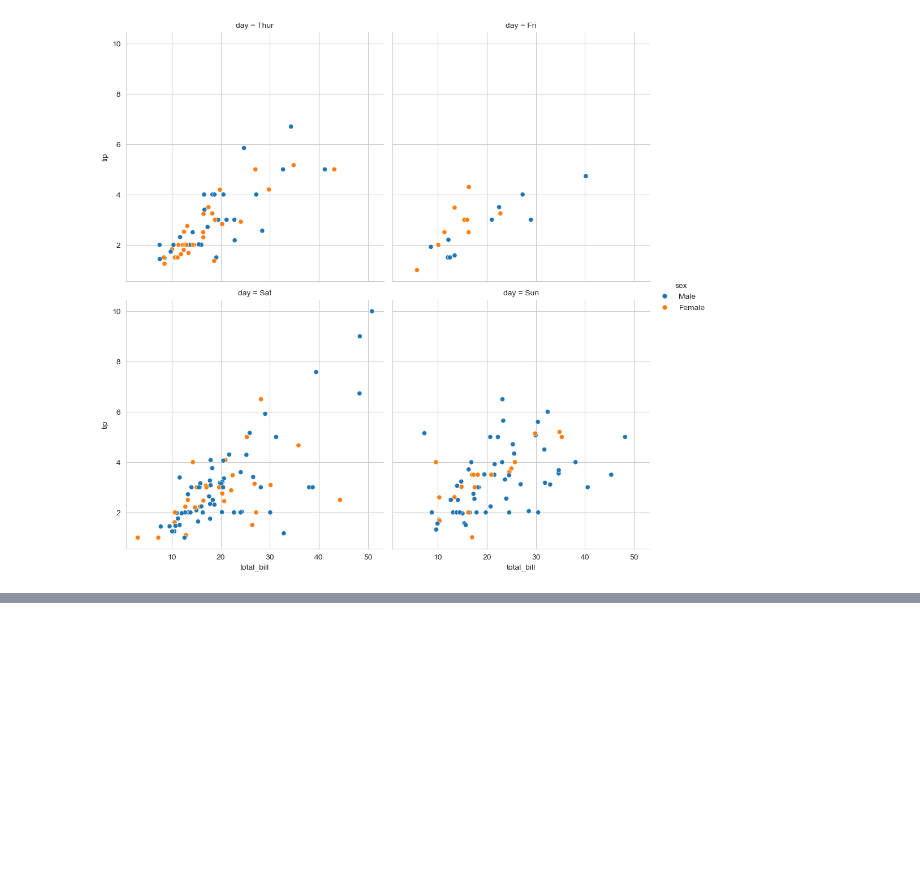
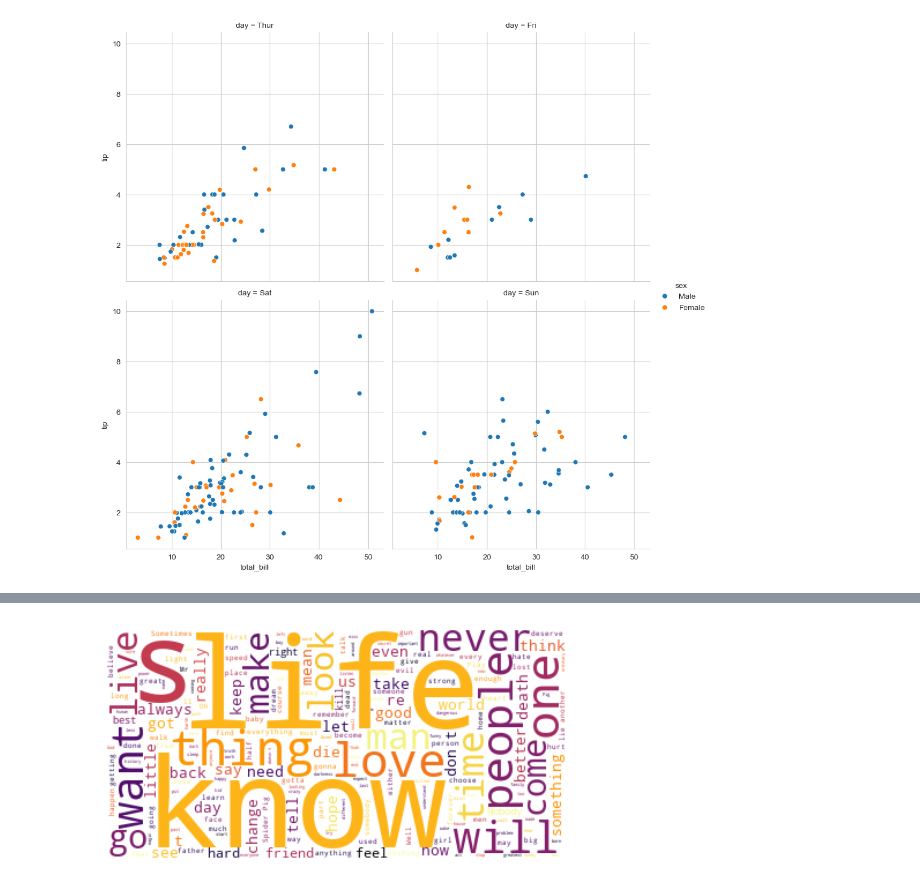
Before and after one commit to SairoTech/visualization, a Jupyter notebook: 02_activities/assignments/participation/assignment1Part5.ipynb, the cells around one changed output, grey strips where cells are left out. Saved outputs shown, nothing was run; the diff lists cells and outputs as text; code cells hidden in the pictures; blank space fills up the shorter version.

```diff
--- a/02_activities/assignments/participation/assignment1Part5.ipynb
+++ b/02_activities/assignments/participation/assignment1Part5.ipynb
@@ -117,0 +149,6 @@ daysplot = sns.relplot(
+# %%
+#Using wordcloud
+from wordcloud import WordCloud
+df = pd.read_csv("https://raw.githubusercontent.com/prasertcbs/basic-dataset/master/movie_quotes.csv",
+                 on_bad_lines= 'skip')
+df
@@ -117,0 +169,18 @@ daysplot = sns.relplot(
+# %%
+#make a simple word cloud using the ‘quoteʼ variable
+# join all the text from each row from the quote column into a string
+
+text = " ".join(each for each in df.quote)
+
+# generate our wordcloud image
+wordcloud = WordCloud(background_color="white",
+colormap = 'inferno').generate(text)
+
+# use matplotlib syntax to put the image in a figure
+fig, ax = plt.subplots(figsize=(7, 3))
+ax.imshow(wordcloud,
+        interpolation='bilinear')   # this line helps smooth the image
+ax.axis("off")
+plt.show()
+# %% [output]
+[figure, added]
```
Also changed, not shown: parts of 6 cells of this notebook.
